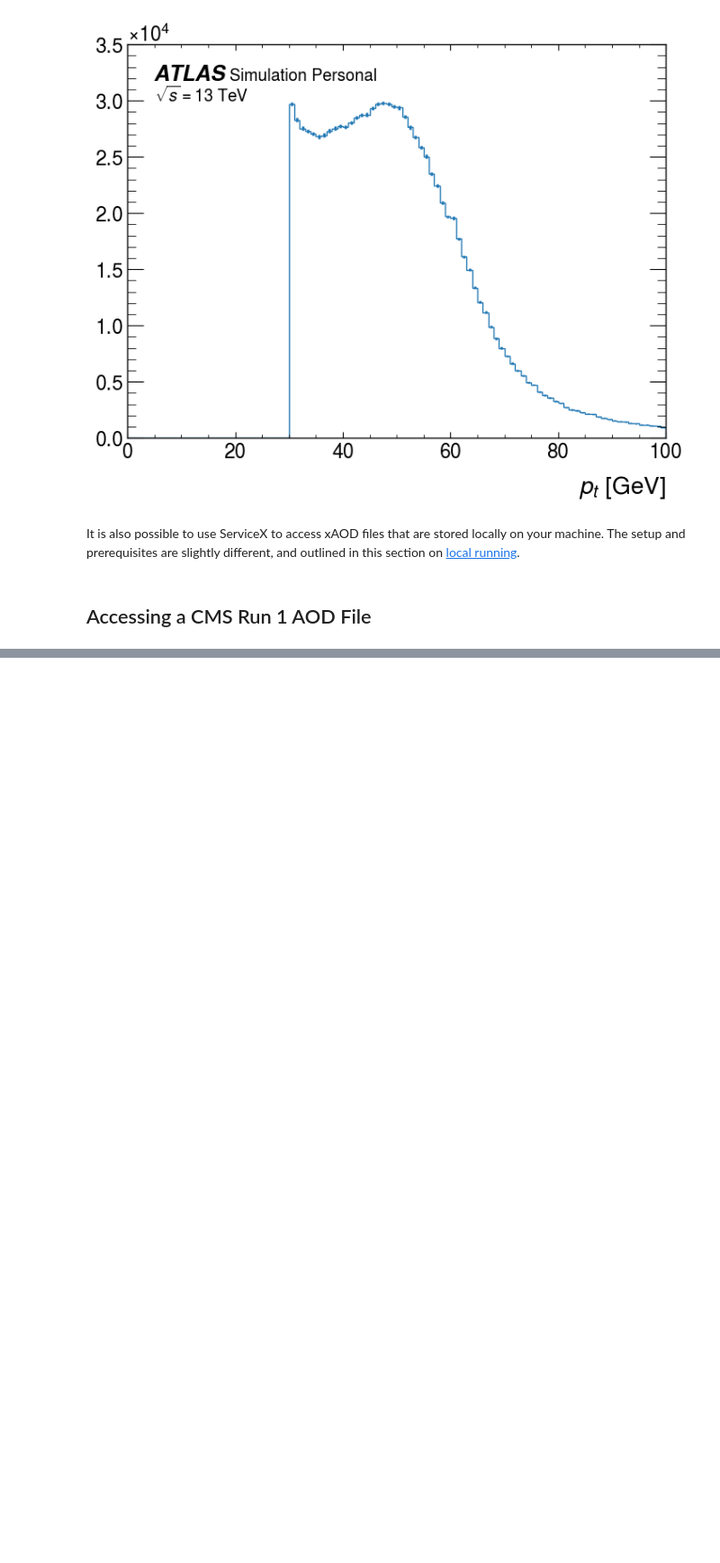
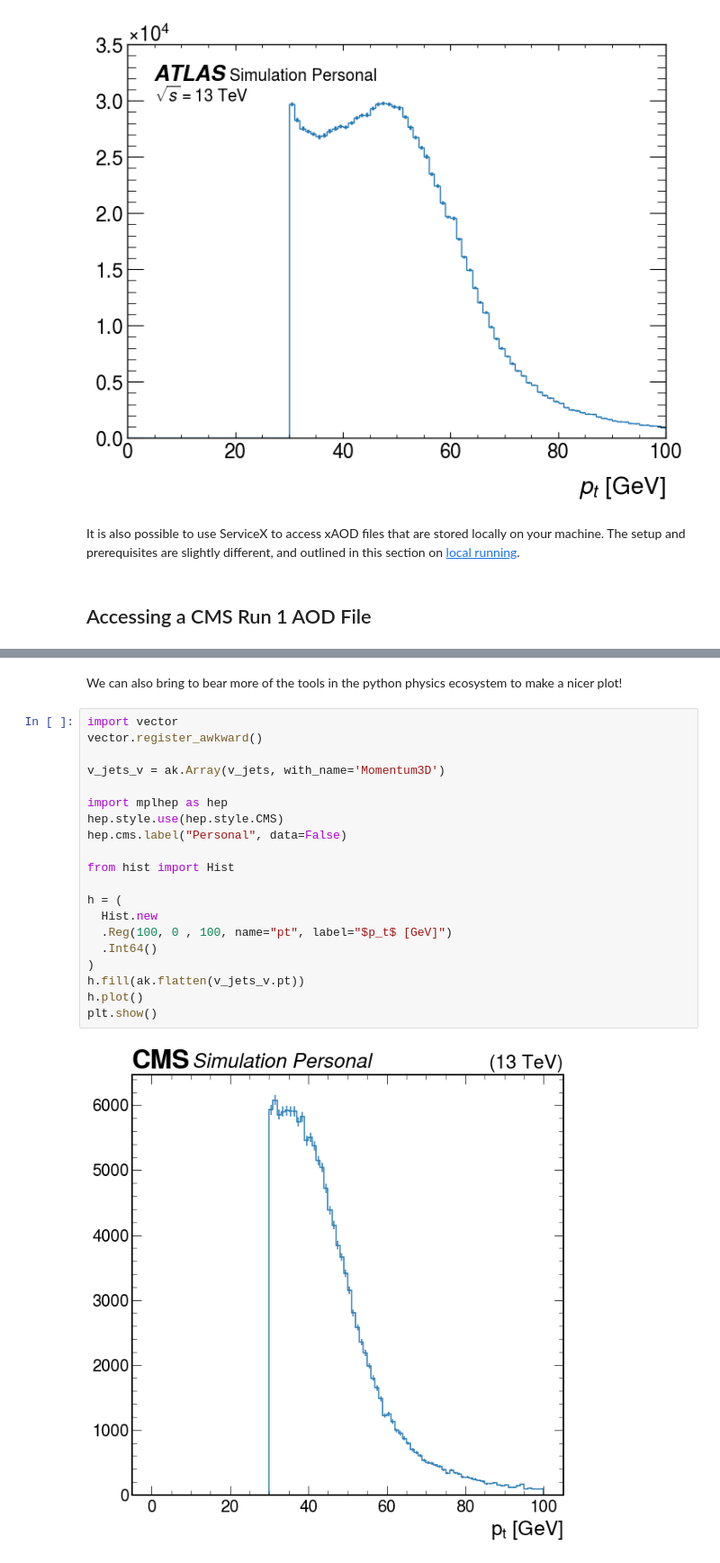
Before and after one commit to iris-hep/func_adl_usage, a Jupyter notebook: user_manual/hello_world.ipynb, the cells around one changed output, grey strips where cells are left out. Shown at 90% size. Saved outputs shown, nothing was run; the diff lists cells and outputs as text; blank space fills up the shorter version.

```diff
--- a/user_manual/hello_world.ipynb
+++ b/user_manual/hello_world.ipynb
@@ -123,0 +173,24 @@ It is also possible to use ServiceX to access xAOD files that are stored locally
+# %% [markdown]
+We can also bring to bear more of the tools in the python physics ecosystem to make a nicer plot!
+# %%
+import vector
+vector.register_awkward()
+
+v_jets_v = ak.Array(v_jets, with_name='Momentum3D')
+
+import mplhep as hep
+hep.style.use(hep.style.CMS)
+hep.cms.label("Personal", data=False)
+
+from hist import Hist
+
+h = (
+  Hist.new
+  .Reg(100, 0 , 100, name="pt", label="$p_t$ [GeV]")
+  .Int64()
+)
+h.fill(ak.flatten(v_jets_v.pt))
+h.plot()
+plt.show()
+# %% [output]
+[figure, added]
```
Also changed, not shown: parts of 8 cells of this notebook, 1 other file.
